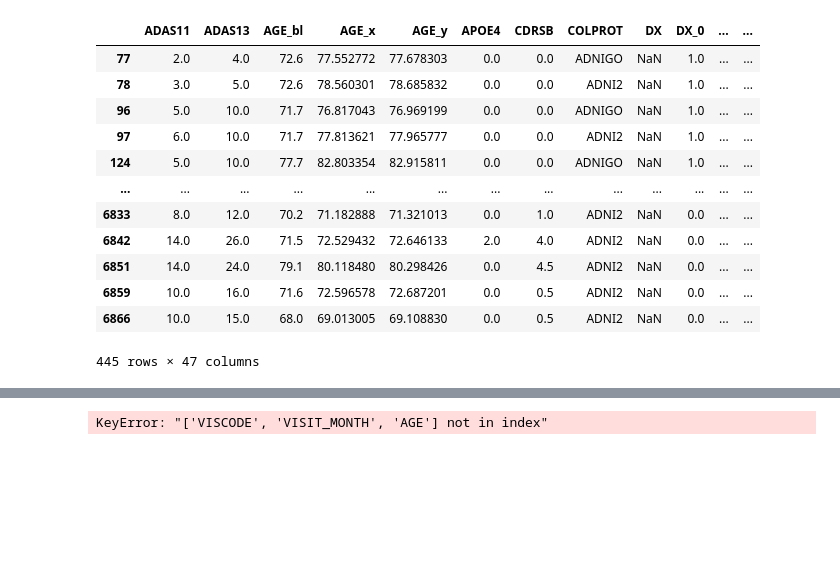
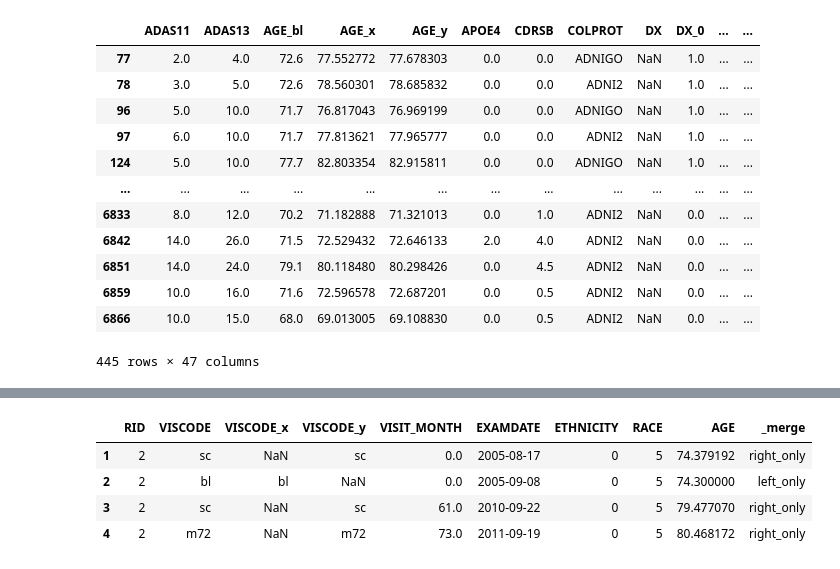
Before and after one commit to RossanaFacchin/DataCleaning, a Jupyter notebook: merge_pipeline.ipynb, the cells around one changed output, grey strips where cells are left out. Drawn from its saved outputs; the diff is of its cells as text; code cells hidden in the pictures; blank space fills up the shorter version.

```diff
--- a/merge_pipeline.ipynb
+++ b/merge_pipeline.ipynb
@@ -30,6 +30,7 @@ Coppie trovate: ['ETHNICITY', 'MARRY', 'RACE']
 # %%
 # --- ADNIMERGE ---
 for prefix, categories in [
+    ("GENDER", [0, 1]),
     ("MARRY", [0, 1, 2, 3]),
     ("ETHNICITY", [0, 1]),
     ("RACE", [0, 1, 2, 3, 4, 5]),
@@ -41,6 +42,7 @@ for prefix, categories in [
 # %%
 # --- PTDEMOG ---
 for prefix, categories in [
+    ("GENDER", [0, 1]),
     ("MARRY", [0, 1, 2, 3]),
     ("ETHNICITY", [0, 1]),
     ("RACE", [0, 1, 2, 3, 4, 5]),
@@ -146,14 +160,26 @@ both_rows[both_rows["_merge"] == "both"]
 # %%
+# --- 2. Confronta ogni coppia, con tolleranza SOLO per le colonne numeriche ---
 for base in coppie:
+    if base == "update_stamp":
+        continue  # non considerare update_stamp per ora
+
     col_x, col_y = f"{base}_x", f"{base}_y"
 
-    if base == "update_stamp":
-        continue  # non toccare update_stamp_x/_y, restano separate
+    if pd.api.types.is_numeric_dtype(both_rows[col_x]) and pd.api.types.is_numeric_dtype(both_rows[col_y]):
+        diff_mask = (both_rows[col_x] - both_rows[col_y]).abs() > 0.01   # tolleranza per float
+    else:
+        diff_mask = both_rows[col_x] != both_rows[col_y]                # confronto esatto per stringhe/categorie
 
-    nuova_colonna = f"{base}_merged"
+    n_diff = diff_mask.sum()
+    print(f"{base}: {n_diff} righe diverse su {len(both_rows)}")
 
+    if n_diff > 0:
+        print(both_rows.loc[diff_mask, ['RID', col_x, col_y]].head(10))
+        print()
+
+    # --- Coalesce: priorità a PTDEMOG (_y) solo per AGE, altrimenti priorità ad ADNIMERGE (_x) ---
     if base == "AGE":
-        merged[nuova_colonna] = merged[col_y].combine_first(merged[col_x])   # priorità a PTDEMOG
+        merged[base] = merged[col_y].combine_first(merged[col_x])
     else:
-        merged[nuova_colonna] = merged[col_x].combine_first(merged[col_y])   # priorità ad ADNIMERGE
+        merged[base] = merged[col_x].combine_first(merged[col_y])
 # %% [output]
@@ -167,10 +209,14 @@ for base in coppie:
 
 merged = merged.drop(columns=cols_da_rimuovere)
 # %%
-display_cols = ['RID', 'VISCODE', 'VISIT_MONTH', 'EXAMDATE', 'ETHNICITY','RACE', 'AGE', '_merge']
-merged[display_cols].head(20)
+display_cols = ['RID', 'VISCODE', 'VISCODE_x', 'VISCODE_y', 'VISIT_MONTH', 'EXAMDATE', 'ETHNICITY','RACE', 'AGE', '_merge']
+merged[merged["RID"] == 2][display_cols].head(20)
 # %% [output]
-KeyError: "['VISCODE', 'VISIT_MONTH', 'AGE'] not in index"
+|  | RID | VISCODE | VISCODE_x | VISCODE_y | VISIT_MONTH | EXAMDATE | ETHNICITY | RACE | AGE | _merge |
+| 1 | 2 | sc | NaN | sc | 0.0 | 2005-08-17 | 0 | 5 | 74.379192 | right_only |
+| 2 | 2 | bl | bl | NaN | 0.0 | 2005-09-08 | 0 | 5 | 74.300000 | left_only |
+| 3 | 2 | sc | NaN | sc | 61.0 | 2010-09-22 | 0 | 5 | 79.477070 | right_only |
+| 4 | 2 | m72 | NaN | m72 | 73.0 | 2011-09-19 | 0 | 5 | 80.468172 | right_only |
 # %%
 merged
 # %% [output]
```
Also changed, not shown: parts of 15 cells of this notebook.
